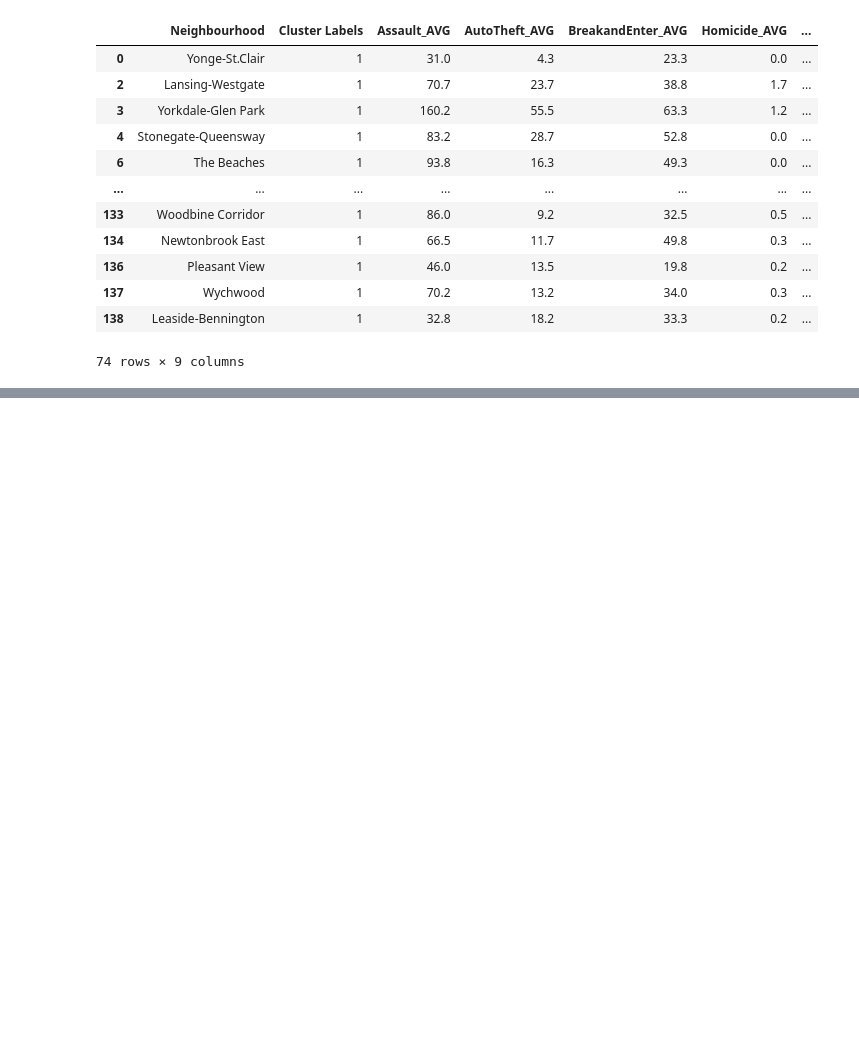
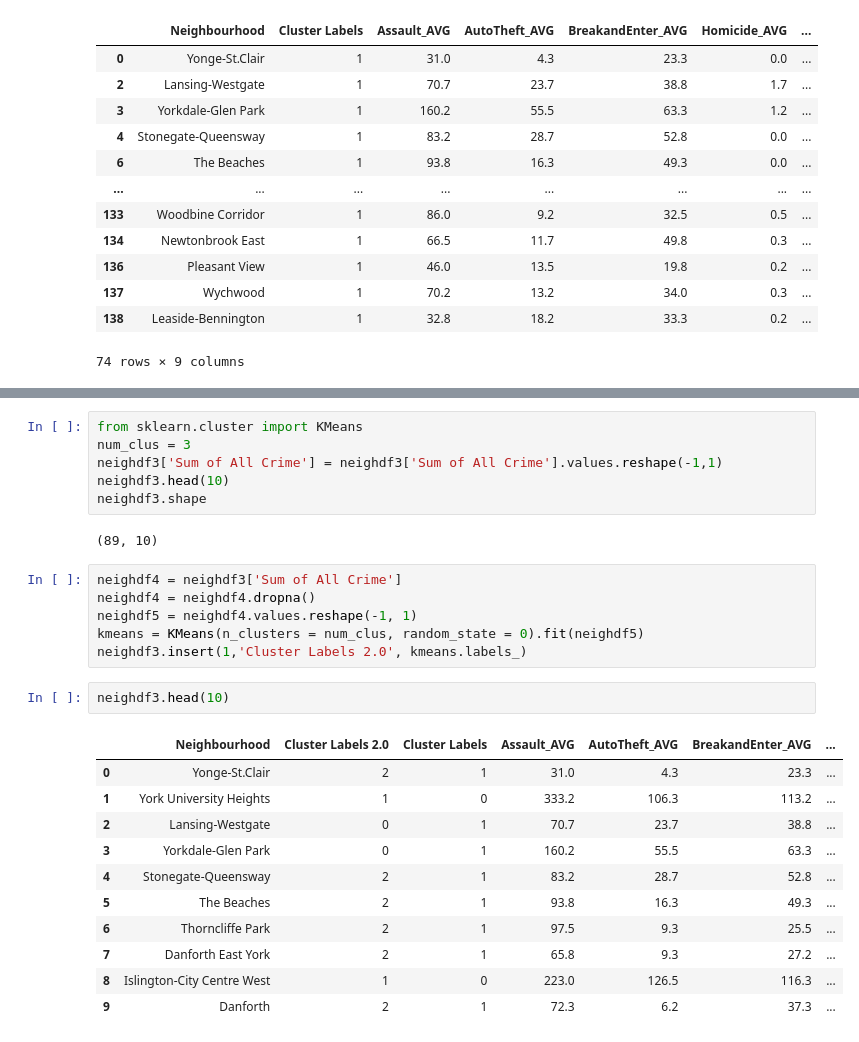
Before and after one commit to rish929/Capstone, a Jupyter notebook: CapstoneFinal.ipynb, the cells around one changed output, grey strips where cells are left out. Drawn from its saved outputs; the diff is of its cells as text; blank space fills up the shorter version.

```diff
--- a/CapstoneFinal.ipynb
+++ b/CapstoneFinal.ipynb
@@ -455,0 +513,28 @@ dfclus1
+# %%
+from sklearn.cluster import KMeans
+num_clus = 3
+neighdf3['Sum of All Crime'] = neighdf3['Sum of All Crime'].values.reshape(-1,1)
+neighdf3.head(10)
+neighdf3.shape
+# %% [output]
+(89, 10)
+# %%
+neighdf4 = neighdf3['Sum of All Crime']
+neighdf4 = neighdf4.dropna()
+neighdf5 = neighdf4.values.reshape(-1, 1)
+kmeans = KMeans(n_clusters = num_clus, random_state = 0).fit(neighdf5)
+neighdf3.insert(1,'Cluster Labels 2.0', kmeans.labels_)
+# %%
+neighdf3.head(10)
+# %% [output]
+|  | Neighbourhood | Cluster Labels 2.0 | Cluster Labels | Assault_AVG | AutoTheft_AVG | BreakandEnter_AVG | ... |
+| 0 | Yonge-St.Clair | 2 | 1 | 31.0 | 4.3 | 23.3 | ... |
+| 1 | York University Heights | 1 | 0 | 333.2 | 106.3 | 113.2 | ... |
+| 2 | Lansing-Westgate | 0 | 1 | 70.7 | 23.7 | 38.8 | ... |
+| 3 | Yorkdale-Glen Park | 0 | 1 | 160.2 | 55.5 | 63.3 | ... |
+| 4 | Stonegate-Queensway | 2 | 1 | 83.2 | 28.7 | 52.8 | ... |
+| 5 | The Beaches | 2 | 1 | 93.8 | 16.3 | 49.3 | ... |
+| 6 | Thorncliffe Park | 2 | 1 | 97.5 | 9.3 | 25.5 | ... |
+| 7 | Danforth East York | 2 | 1 | 65.8 | 9.3 | 27.2 | ... |
+| 8 | Islington-City Centre West | 1 | 0 | 223.0 | 126.5 | 116.3 | ... |
+| 9 | Danforth | 2 | 1 | 72.3 | 6.2 | 37.3 | ... |
```
Also changed, not shown: parts of 11 cells of this notebook, 2 other files.
